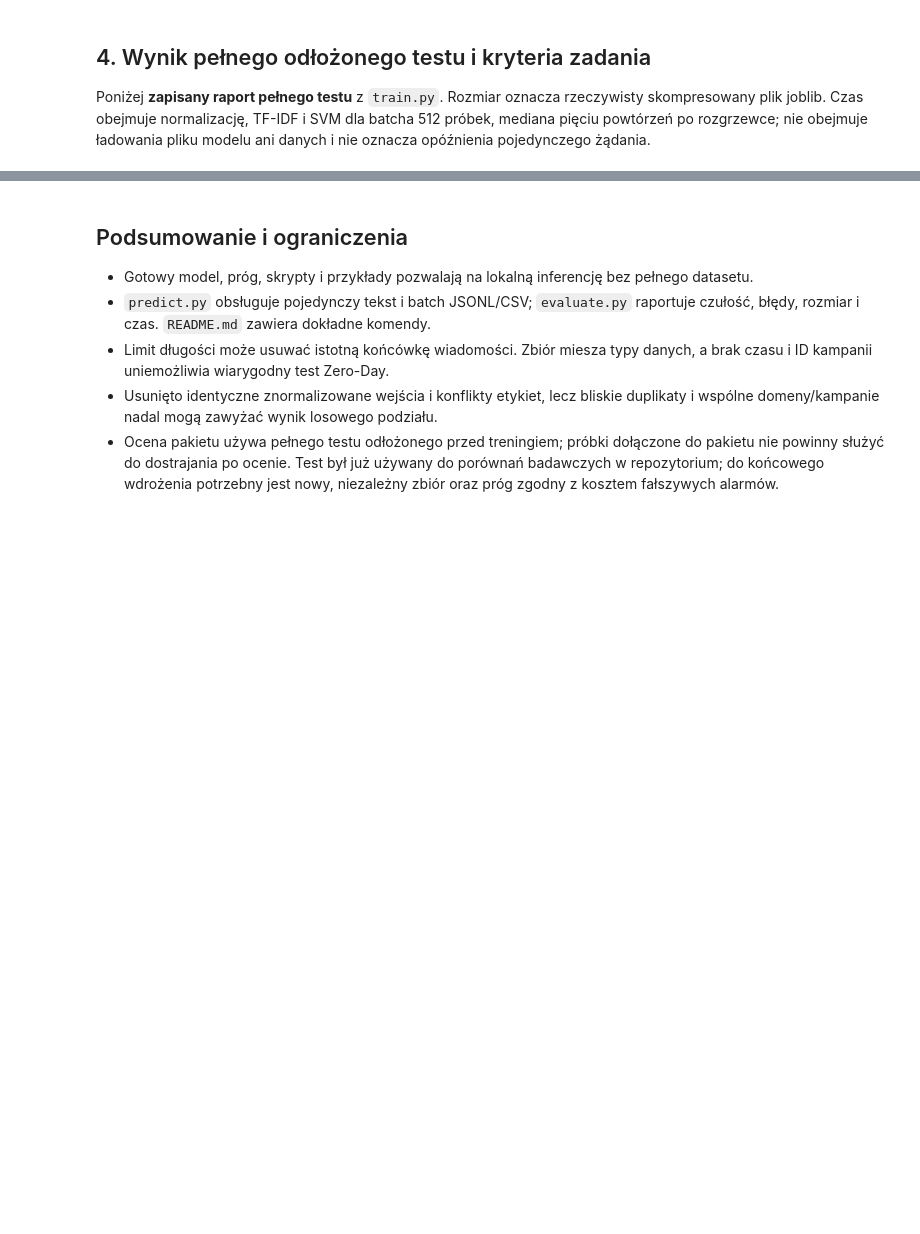
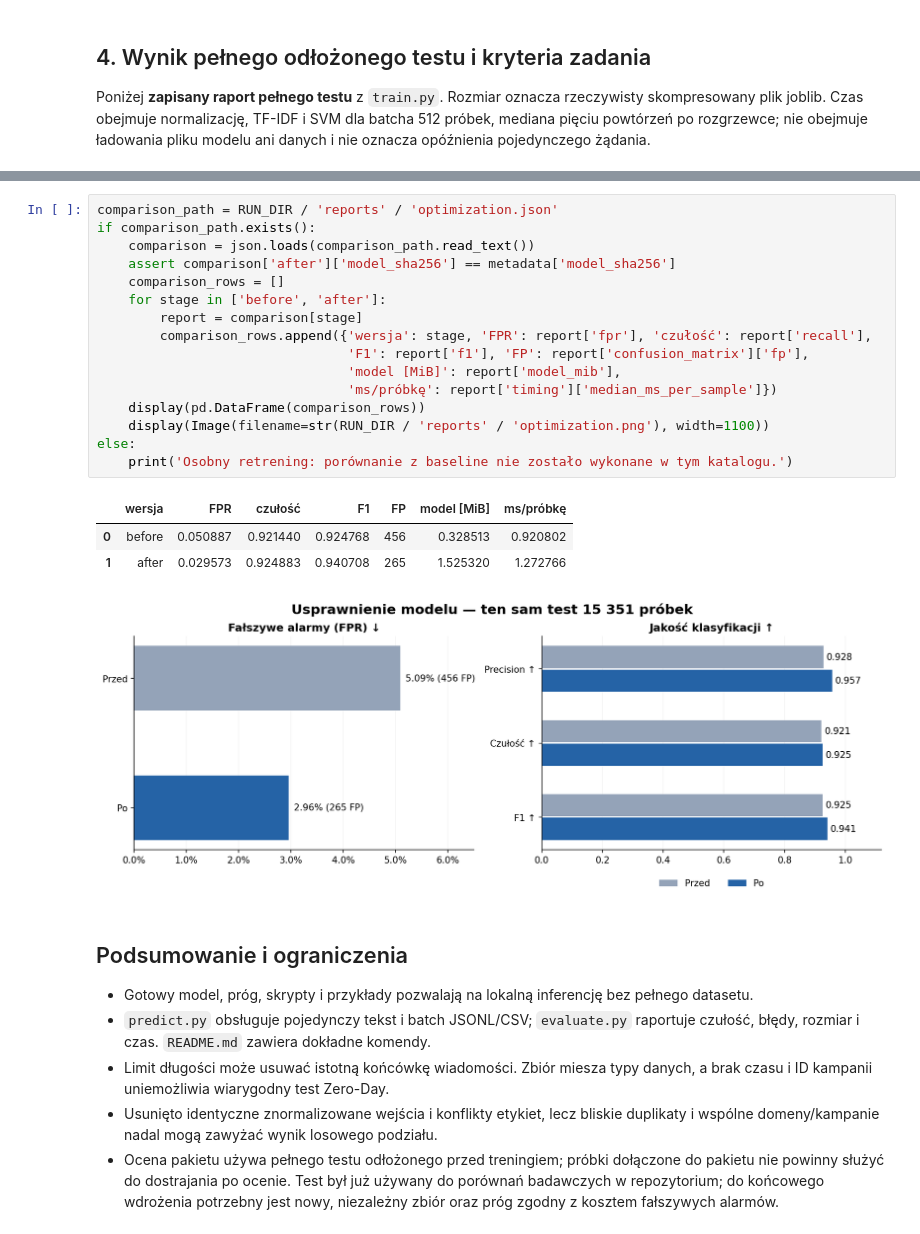
Before and after one commit to nikpan1/phishing-detector, a Jupyter notebook: src/notebooks/training.ipynb, the cells around one changed output, grey strips where cells are left out. Saved outputs shown, nothing was run; the diff lists cells and outputs as text; blank space fills up the shorter version.

```diff
--- a/src/notebooks/training.ipynb
+++ b/src/notebooks/training.ipynb
@@ -148,3 +154,24 @@ Model: **0.329 MiB**; czułość testowa **92.1%**, FPR **5.1%**. FPR ≤5% był
+# %%
+comparison_path = RUN_DIR / 'reports' / 'optimization.json'
+if comparison_path.exists():
+    comparison = json.loads(comparison_path.read_text())
+    assert comparison['after']['model_sha256'] == metadata['model_sha256']
+    comparison_rows = []
+    for stage in ['before', 'after']:
+        report = comparison[stage]
+        comparison_rows.append({'wersja': stage, 'FPR': report['fpr'], 'czułość': report['recall'],
+                                'F1': report['f1'], 'FP': report['confusion_matrix']['fp'],
+                                'model [MiB]': report['model_mib'],
+                                'ms/próbkę': report['timing']['median_ms_per_sample']})
+    display(pd.DataFrame(comparison_rows))
+    display(Image(filename=str(RUN_DIR / 'reports' / 'optimization.png'), width=1100))
+else:
+    print('Osobny retrening: porównanie z baseline nie zostało wykonane w tym katalogu.')
+# %% [output]
+|  | wersja | FPR | czułość | F1 | FP | model [MiB] | ms/próbkę |
+| 0 | before | 0.050887 | 0.921440 | 0.924768 | 456 | 0.328513 | 0.920802 |
+| 1 | after | 0.029573 | 0.924883 | 0.940708 | 265 | 1.525320 | 1.272766 |
+[figure, added]
 # %% [markdown]
 ## Podsumowanie i ograniczenia
 
```
Also changed, not shown: parts of 7 cells of this notebook, 17 other files.
